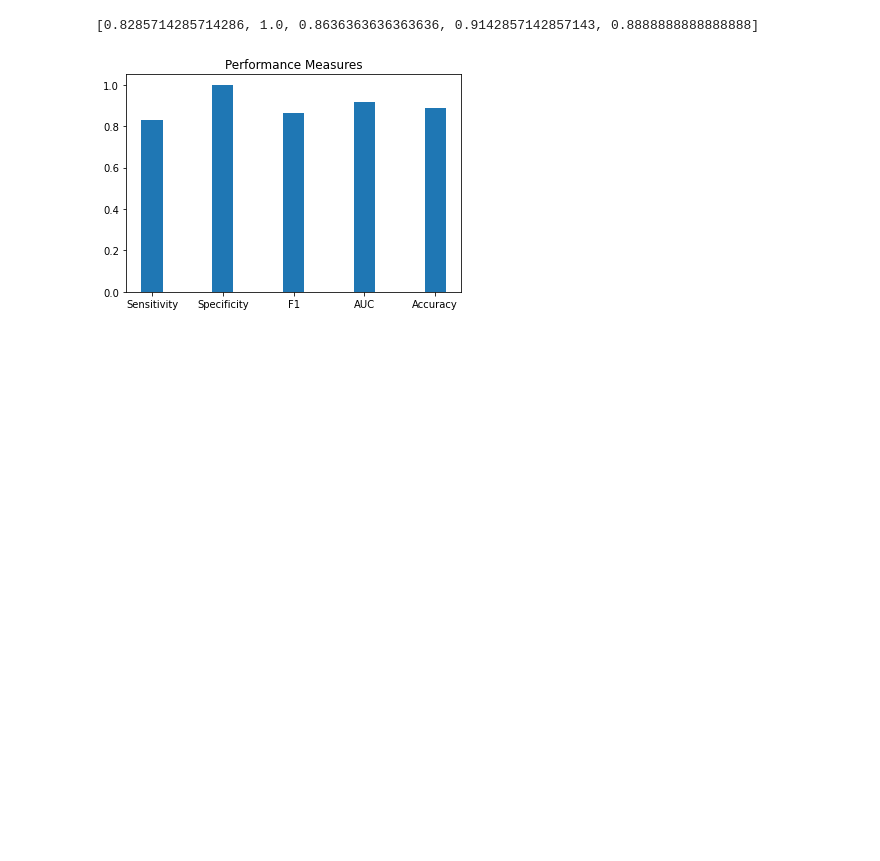
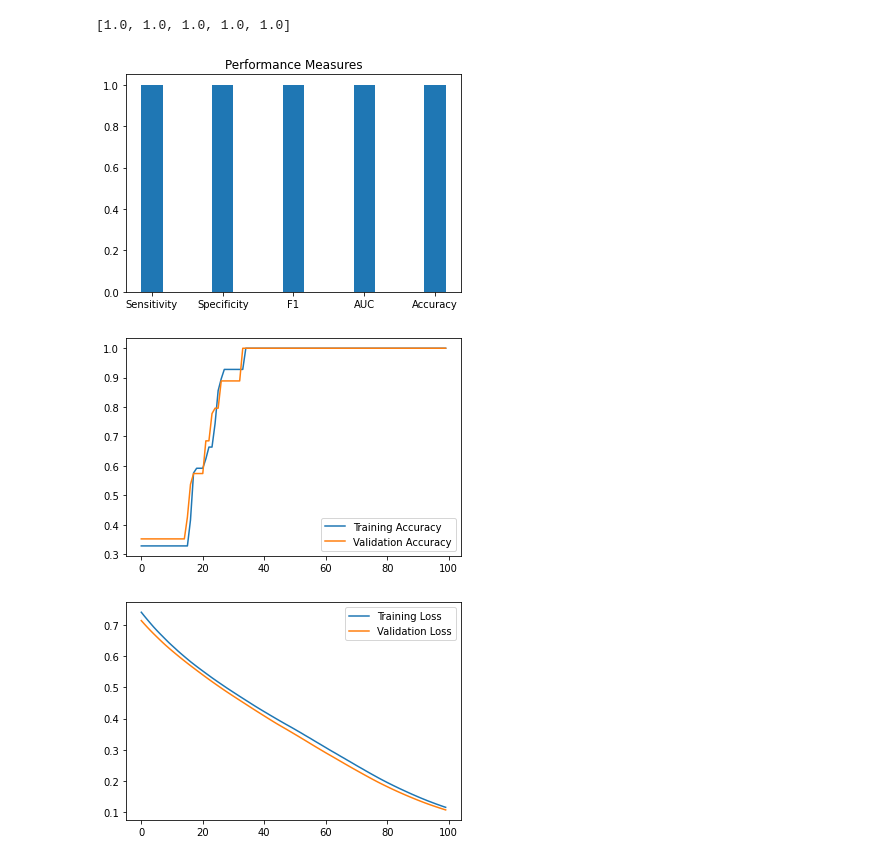
Before and after one commit to bjarreau/ML4MI, a Jupyter notebook: ANN.ipynb, the cells around one changed output. Saved outputs shown, nothing was run; the diff lists cells and outputs as text; code cells hidden in the pictures; blank space fills up the shorter version.

Commit message:
Adding metrics needed for powerpoint

```diff
--- a/ANN.ipynb
+++ b/ANN.ipynb
@@ -12,17 +13,23 @@ from keras.optimizers import Adam
 import seaborn as sns
 # %%
 model = Sequential([
-    Dense(20, input_dim=10, activation='sigmoid'),
-    Dense(20, activation='sigmoid'),
+    Dense(20, input_dim=10, activation='relu'),
+    Dense(20, activation='relu'),
     Dense(2, activation='softmax')
 ])
 
-model.compile(Adam(lr=.001), loss="sparse_categorical_crossentropy", metrics=['accuracy'])
+callback = keras.callbacks.EarlyStopping(monitor='loss', patience=1, min_delta=0.001)
+model.compile(Adam(lr=.0005), loss="sparse_categorical_crossentropy", metrics=['accuracy'])
 
 xtrain = pd.read_csv("X_train.csv").to_numpy()
 ytrain = pd.read_csv("y_train.csv").to_numpy().flatten()
 
-model.fit(xtrain, ytrain, epochs=100, batch_size=64)
+xtest = pd.read_csv("X_test.csv").to_numpy()
+ytest = pd.read_csv("y_test.csv").to_numpy().flatten()
+
+model.summary()
+
+history = model.fit(xtrain, ytrain, validation_data=(xtest, ytest), callbacks=[callback], epochs=100, batch_size=64)
 
 def predict_model(input):
     inputr = model(input.reshape(1, 10))[0]
@@ -30,9 +37,5 @@ def predict_model(input):
     prediction = classes[np.argmax(inputr)]
     return prediction
 
-
-xtest = pd.read_csv("X_test.csv").to_numpy()
-ytest = pd.read_csv("y_test.csv").to_numpy().flatten()
-
 guesses = np.array([predict_model(i) for i in xtest])
 # %% [output]
@@ -73,13 +91,29 @@ sens, spec, f1, AUC, acc = get_scores(acc, ytest, guesses)
 values = [sens, spec, f1, AUC, acc]
 print(values)
 # %% [output]
-[0.8285714285714286, 1.0, 0.8636363636363636, 0.9142857142857143, 0.8888888888888888]
+[1.0, 1.0, 1.0, 1.0, 1.0]
 # %%
 labels = ["Sensitivity", "Specificity", "F1", "AUC", "Accuracy"]
 plt.title("Performance Measures")
 width =0.3
 plt.xticks(range(len(labels)), labels)
 plt.bar(np.arange(len(values)), values, width=width)
 plt.show()
+
+def summarize_diagnostics(history):
+    plt.plot(history.history['accuracy'], label='Training Accuracy')
+    plt.plot(history.history['val_accuracy'], label='Validation Accuracy')
+    plt.legend()
+    plt.show()
+
+    plt.plot(history.history['loss'], label='Training Loss')
+    plt.plot(history.history['val_loss'], label='Validation Loss')
+    plt.legend()
+    plt.show()
+
+_, acc = model.evaluate(xtest, verbose=0)
+summarize_diagnostics(history)
 # %% [output]
-[figure, old version]
+[figure, new version]
+[figure, added]
+[figure, added]
```
Also changed, not shown: parts of 2 cells of this notebook, 2 other files.
